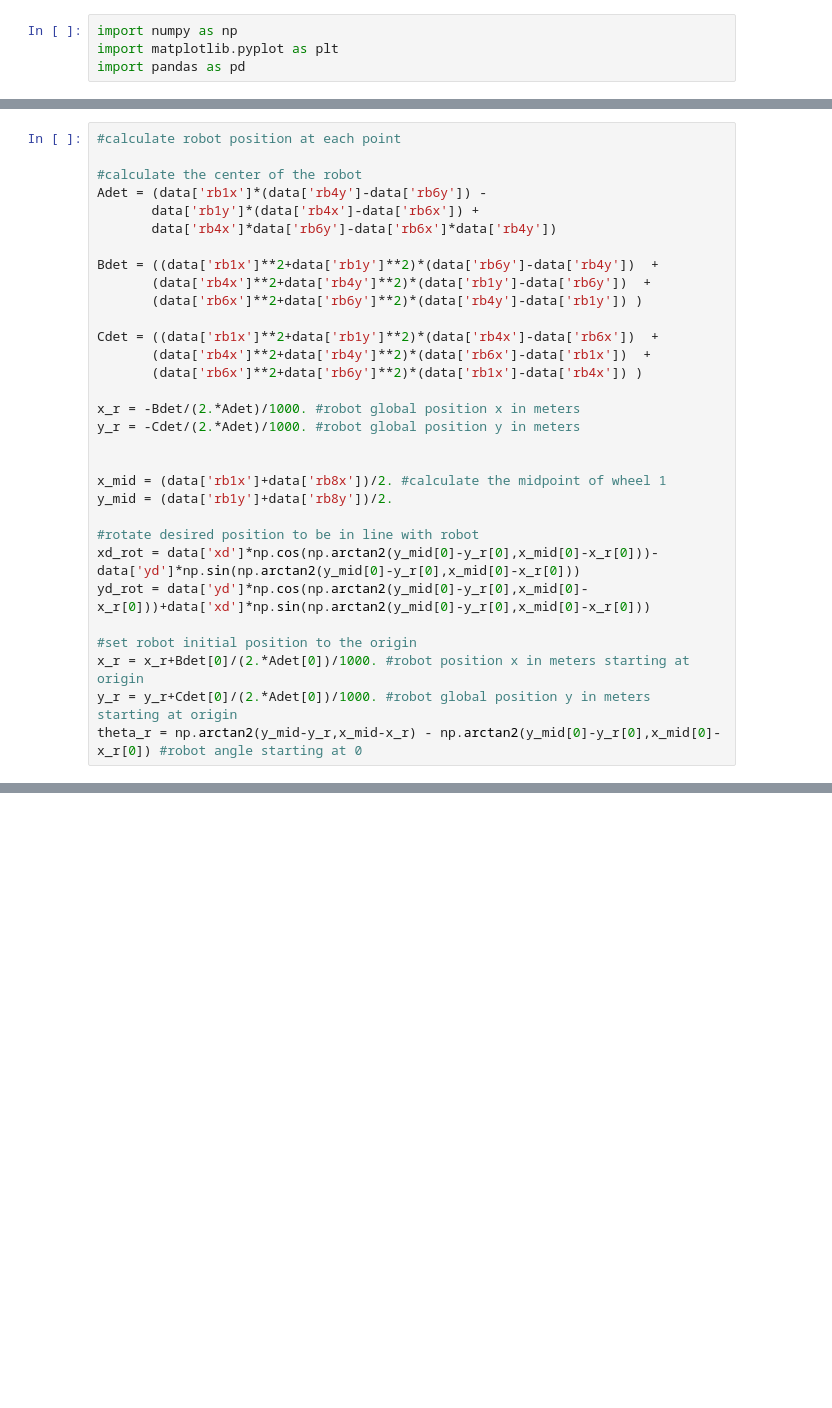
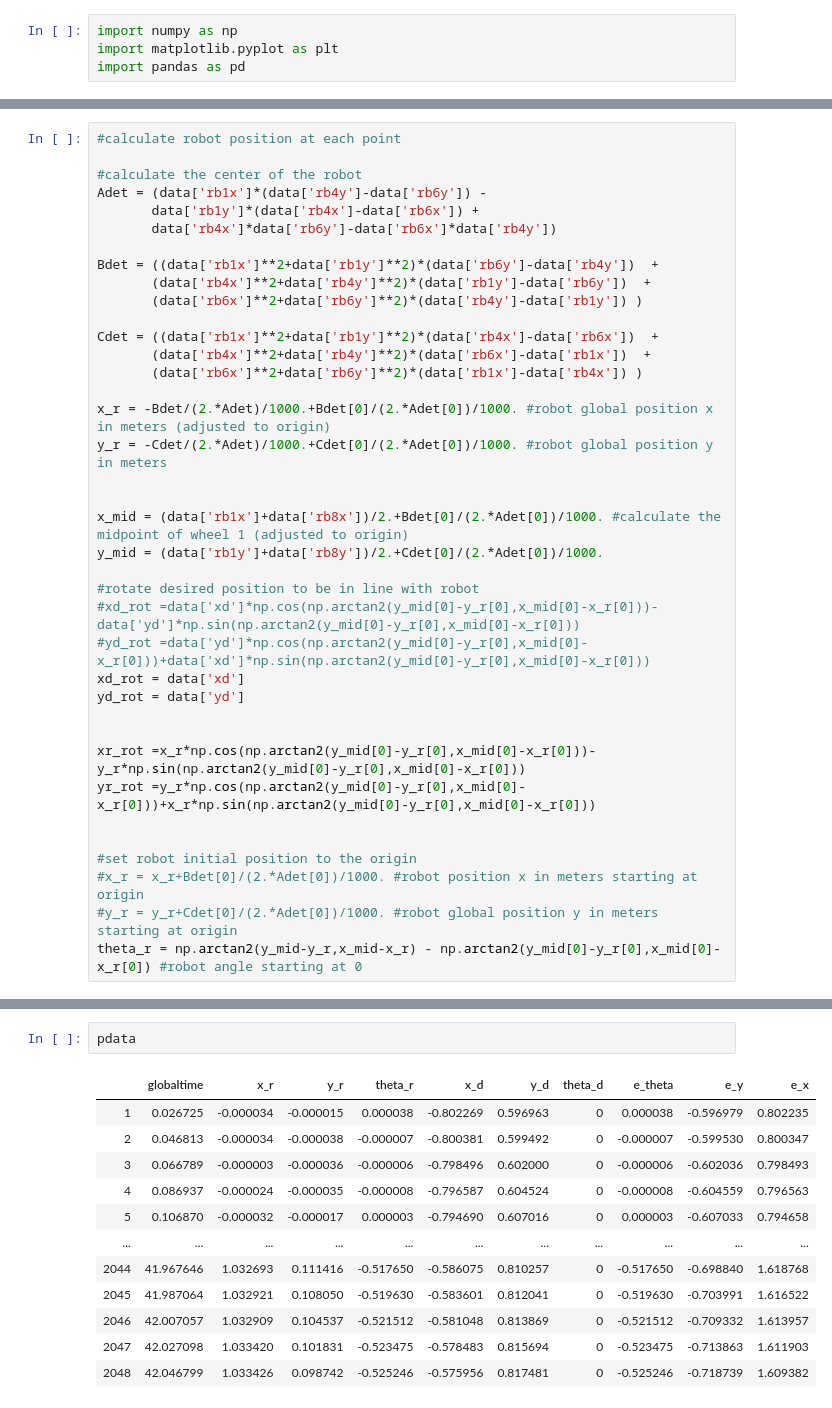
Before and after one commit to dyerbm/OmniWheel, a Jupyter notebook: 3WD-Omniwheel/VICON Data/Data_Processing.ipynb, the cells around one changed output, grey strips where cells are left out. Saved outputs shown, nothing was run; the diff lists cells and outputs as text; blank space fills up the shorter version.

```diff
--- a/3WD-Omniwheel/VICON Data/Data_Processing.ipynb
+++ b/3WD-Omniwheel/VICON Data/Data_Processing.ipynb
@@ -34,20 +34,27 @@ Cdet = ((data['rb1x']**2+data['rb1y']**2)*(data['rb4x']-data['rb6x'])  +
        (data['rb4x']**2+data['rb4y']**2)*(data['rb6x']-data['rb1x'])  +
        (data['rb6x']**2+data['rb6y']**2)*(data['rb1x']-data['rb4x']) )
 
-x_r = -Bdet/(2.*Adet)/1000. #robot global position x in meters
-y_r = -Cdet/(2.*Adet)/1000. #robot global position y in meters
+x_r = -Bdet/(2.*Adet)/1000.+Bdet[0]/(2.*Adet[0])/1000. #robot global position x in meters (adjusted to origin)
+y_r = -Cdet/(2.*Adet)/1000.+Cdet[0]/(2.*Adet[0])/1000. #robot global position y in meters
 
 
-x_mid = (data['rb1x']+data['rb8x'])/2. #calculate the midpoint of wheel 1
-y_mid = (data['rb1y']+data['rb8y'])/2.
+x_mid = (data['rb1x']+data['rb8x'])/2.+Bdet[0]/(2.*Adet[0])/1000. #calculate the midpoint of wheel 1 (adjusted to origin)
+y_mid = (data['rb1y']+data['rb8y'])/2.+Cdet[0]/(2.*Adet[0])/1000.
 
 #rotate desired position to be in line with robot
-xd_rot = data['xd']*np.cos(np.arctan2(y_mid[0]-y_r[0],x_mid[0]-x_r[0]))-data['yd']*np.sin(np.arctan2(y_mid[0]-y_r[0],x_mid[0]-x_r[0]))
-yd_rot = data['yd']*np.cos(np.arctan2(y_mid[0]-y_r[0],x_mid[0]-x_r[0]))+data['xd']*np.sin(np.arctan2(y_mid[0]-y_r[0],x_mid[0]-x_r[0]))
+#xd_rot =data['xd']*np.cos(np.arctan2(y_mid[0]-y_r[0],x_mid[0]-x_r[0]))-data['yd']*np.sin(np.arctan2(y_mid[0]-y_r[0],x_mid[0]-x_r[0]))
+#yd_rot =data['yd']*np.cos(np.arctan2(y_mid[0]-y_r[0],x_mid[0]-x_r[0]))+data['xd']*np.sin(np.arctan2(y_mid[0]-y_r[0],x_mid[0]-x_r[0]))
+xd_rot = data['xd']
+yd_rot = data['yd']
+
+
+xr_rot =x_r*np.cos(np.arctan2(y_mid[0]-y_r[0],x_mid[0]-x_r[0]))-y_r*np.sin(np.arctan2(y_mid[0]-y_r[0],x_mid[0]-x_r[0]))
+yr_rot =y_r*np.cos(np.arctan2(y_mid[0]-y_r[0],x_mid[0]-x_r[0]))+x_r*np.sin(np.arctan2(y_mid[0]-y_r[0],x_mid[0]-x_r[0]))
+
 
 #set robot initial position to the origin
-x_r = x_r+Bdet[0]/(2.*Adet[0])/1000. #robot position x in meters starting at origin
-y_r = y_r+Cdet[0]/(2.*Adet[0])/1000. #robot global position y in meters  starting at origin
+#x_r = x_r+Bdet[0]/(2.*Adet[0])/1000. #robot position x in meters starting at origin
+#y_r = y_r+Cdet[0]/(2.*Adet[0])/1000. #robot global position y in meters  starting at origin
 theta_r = np.arctan2(y_mid-y_r,x_mid-x_r) - np.arctan2(y_mid[0]-y_r[0],x_mid[0]-x_r[0]) #robot angle starting at 0
 # %%
 #cast robot info into a new dataframe
@@ -67,0 +105,15 @@ plt.show()
+# %%
+pdata
+# %% [output]
+|  | globaltime | x_r | y_r | theta_r | x_d | y_d | theta_d | e_theta | e_y | e_x |
+| 1 | 0.026725 | -0.000034 | -0.000015 | 0.000038 | -0.802269 | 0.596963 | 0 | 0.000038 | -0.596979 | 0.802235 |
+| 2 | 0.046813 | -0.000034 | -0.000038 | -0.000007 | -0.800381 | 0.599492 | 0 | -0.000007 | -0.599530 | 0.800347 |
+| 3 | 0.066789 | -0.000003 | -0.000036 | -0.000006 | -0.798496 | 0.602000 | 0 | -0.000006 | -0.602036 | 0.798493 |
+| 4 | 0.086937 | -0.000024 | -0.000035 | -0.000008 | -0.796587 | 0.604524 | 0 | -0.000008 | -0.604559 | 0.796563 |
+| 5 | 0.106870 | -0.000032 | -0.000017 | 0.000003 | -0.794690 | 0.607016 | 0 | 0.000003 | -0.607033 | 0.794658 |
+| ... | ... | ... | ... | ... | ... | ... | ... | ... | ... | ... |
+| 2044 | 41.967646 | 1.032693 | 0.111416 | -0.517650 | -0.586075 | 0.810257 | 0 | -0.517650 | -0.698840 | 1.618768 |
+| 2045 | 41.987064 | 1.032921 | 0.108050 | -0.519630 | -0.583601 | 0.812041 | 0 | -0.519630 | -0.703991 | 1.616522 |
+| 2046 | 42.007057 | 1.032909 | 0.104537 | -0.521512 | -0.581048 | 0.813869 | 0 | -0.521512 | -0.709332 | 1.613957 |
+| 2047 | 42.027098 | 1.033420 | 0.101831 | -0.523475 | -0.578483 | 0.815694 | 0 | -0.523475 | -0.713863 | 1.611903 |
+| 2048 | 42.046799 | 1.033426 | 0.098742 | -0.525246 | -0.575956 | 0.817481 | 0 | -0.525246 | -0.718739 | 1.609382 |
```
Also changed, not shown: parts of 8 cells of this notebook.
